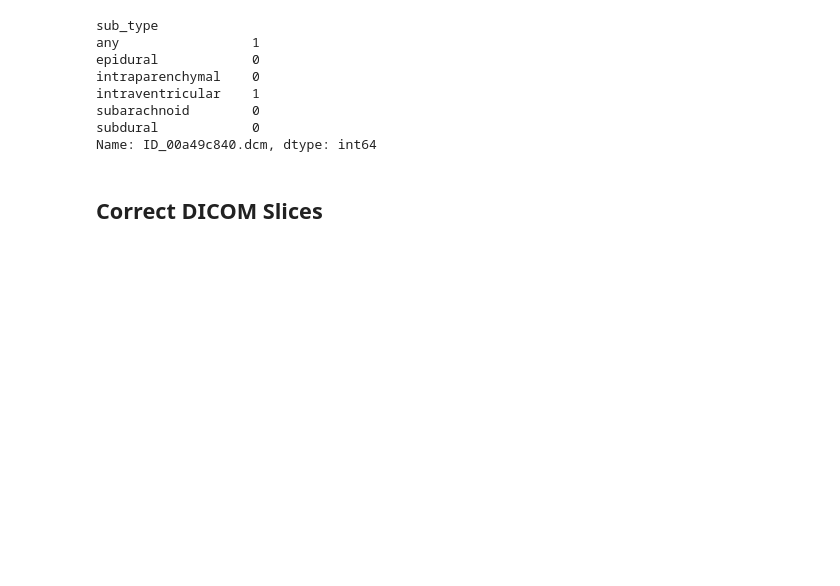
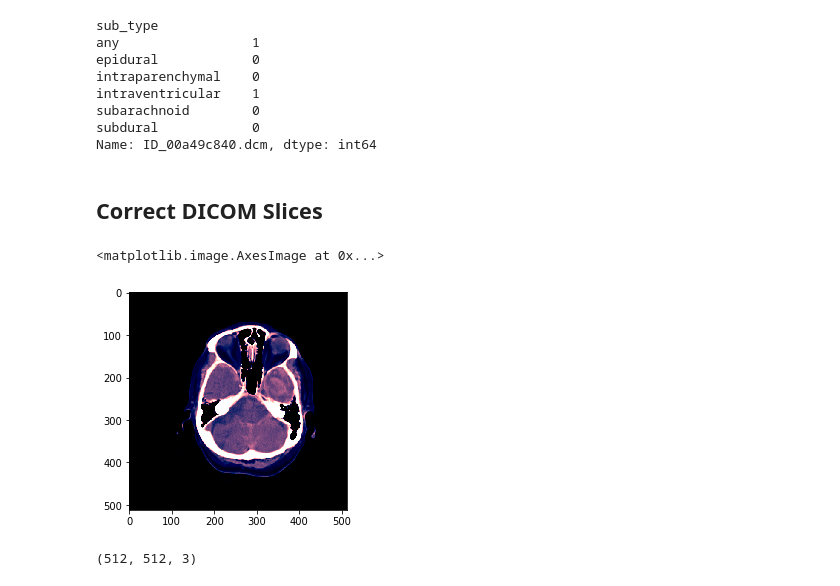
Before and after one commit to sara-kassani/RSNA-Hemorrhage-Detection, a Jupyter notebook: RSNA_Hemorrhage_EDA_01.ipynb, the cells around one changed output. Cells and saved outputs as stored; diff of their text form; code cells hidden in the pictures; blank space fills up the shorter version.

Commit message:
dispaly corrected DICOM slices

```diff
--- a/RSNA_Hemorrhage_EDA_01.ipynb
+++ b/RSNA_Hemorrhage_EDA_01.ipynb
@@ -344,32 +344,43 @@ Name: ID_00a49c840.dcm, dtype: int64
 # %% [markdown]
 ## Correct DICOM Slices
 # %%
-def correct_dcm_slices(dcm_img):
-    x = dcm_img.pixel_array + 1000
+def correct_dcm(dcm):
+    x = dcm.pixel_array + 1000
     px_mode = 4096
-    x[x>px_mode] = x[x>px_mode] - px_mode
-    dcm_img.PixelData = x.tobytes()
-    dcm_img.RescaleIntercept = -1000
+    x[x>=px_mode] = x[x>=px_mode] - px_mode
+    dcm.PixelData = x.tobytes()
+    dcm.RescaleIntercept = -1000
 
-def window_image (dcm_img, win_center, win_width):
-    if (dcm)img.BitsStored == 12) and (dcm_img.PixelRepresenation == 0) and (int(dcm_img.RescaleIntercept)> -100):
-        correct_dcm_slices(dcm_img)
+def window_image(dcm, window_center, window_width):
 
-        img = dcm_img.pixel_array * dcm_img.RescaleSlope + dcm_img.RescaleIntercept
-        img_min = win_center - win_width // 2
-        img_max = win_center + win_width // 2
-        img = np.clip(img, img_min, img_max)
-        return img
+    if (dcm.BitsStored == 12) and (dcm.PixelRepresentation == 0) and (int(dcm.RescaleIntercept) > -100):
+        correct_dcm(dcm)
 
-def bsb_window (dcm_img):
-    brain_img = window_img(dcm_img, 40, 80)
-    subdural_img = window_image(dcm_img, 80, 200)
-    soft_img =  window_image(dcm_img, 40, 380)
+    img = dcm.pixel_array * dcm.RescaleSlope + dcm.RescaleIntercept
+    img_min = window_center - window_width // 2
+    img_max = window_center + window_width // 2
+    img = np.clip(img, img_min, img_max)
+
+    return img
+
+def bsb_window(dcm):
+    brain_img = window_image(dcm, 40, 80)
+    subdural_img = window_image(dcm, 80, 200)
+    soft_img = window_image(dcm, 40, 380)
 
     brain_img = (brain_img - 0) / 80
     subdural_img = (subdural_img - (-20)) / 200
     soft_img = (soft_img - (-150)) / 380
-
-    bsb_img = np.array ([brain_img, subdural_img, soft_img]).transpose (1,2,0)
+    bsb_img = np.array([brain_img, subdural_img, soft_img]).transpose(1,2,0)
 
     return bsb_img
+# %%
+dicom_img  = pydicom.dcmread(train_path + "ID_58a130be9.dcm")
+plt.imshow(bsb_window(dicom_img), cmap = "bone")
+# %% [output]
+<matplotlib.image.AxesImage at 0x...>
+[figure, added]
+# %%
+bsb_window(dicom_img).shape
+# %% [output]
+(512, 512, 3)
```
